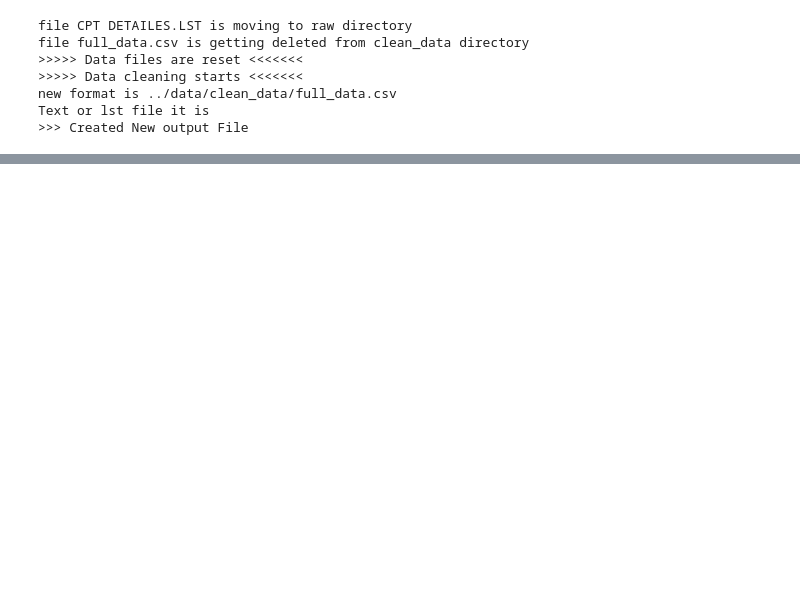
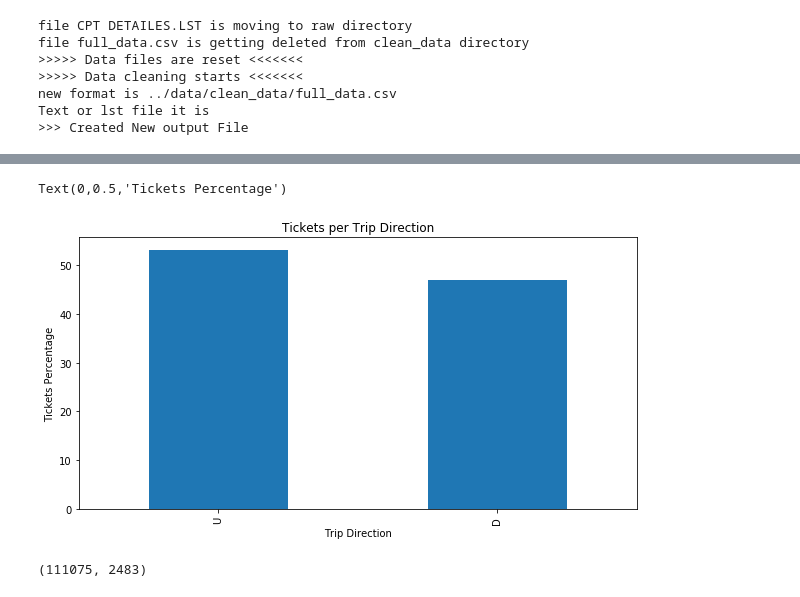
Before and after one commit to vaibhavmaurya/BusAndTicketsOptimization, a Jupyter notebook: notebooks/Untitled.ipynb, the cells around one changed output, grey strips where cells are left out. Saved outputs shown, nothing was run; the diff lists cells and outputs as text; code cells hidden in the pictures; blank space fills up the shorter version.

```diff
--- a/notebooks/Untitled.ipynb
+++ b/notebooks/Untitled.ipynb
@@ -50,0 +197,13 @@ memory usage: 32.9+ MB
+# %%
+# Tickets distribution per Trip direction
+(df["ETD_TRIP_DIRECTION"].value_counts(normalize=True)*100).plot(kind='bar', figsize=(10,5), title="Tickets per Trip Direction")
+plt.xlabel("Trip Direction")
+plt.ylabel("Tickets Percentage")
+# %% [output]
+Text(0,0.5,'Tickets Percentage')
+[figure, added]
+# %%
+# No of adults and children throught the year
+df["ETD_ADULTS"].sum(), df["ETD_CHILD"].sum()
+# %% [output]
+(111075, 2483)
```
Also changed, not shown: parts of 27 cells of this notebook, 4 other files.
